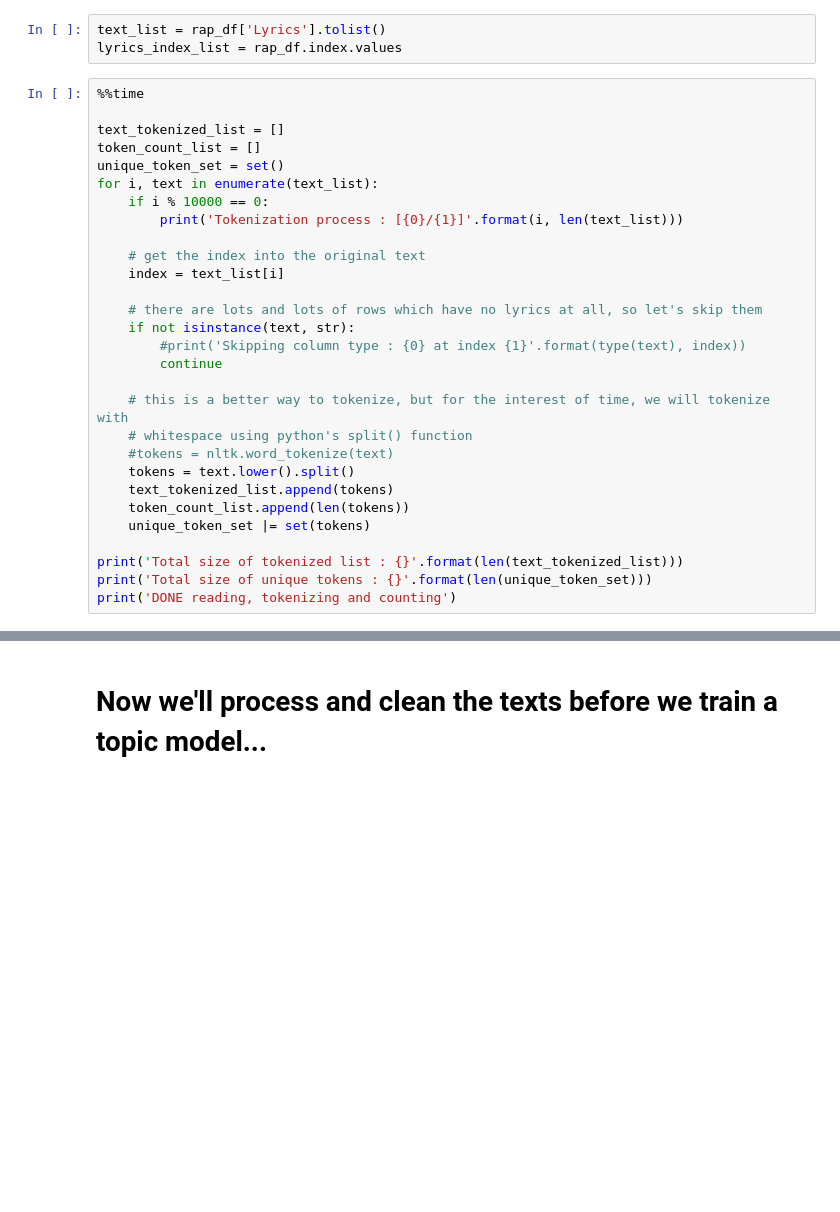
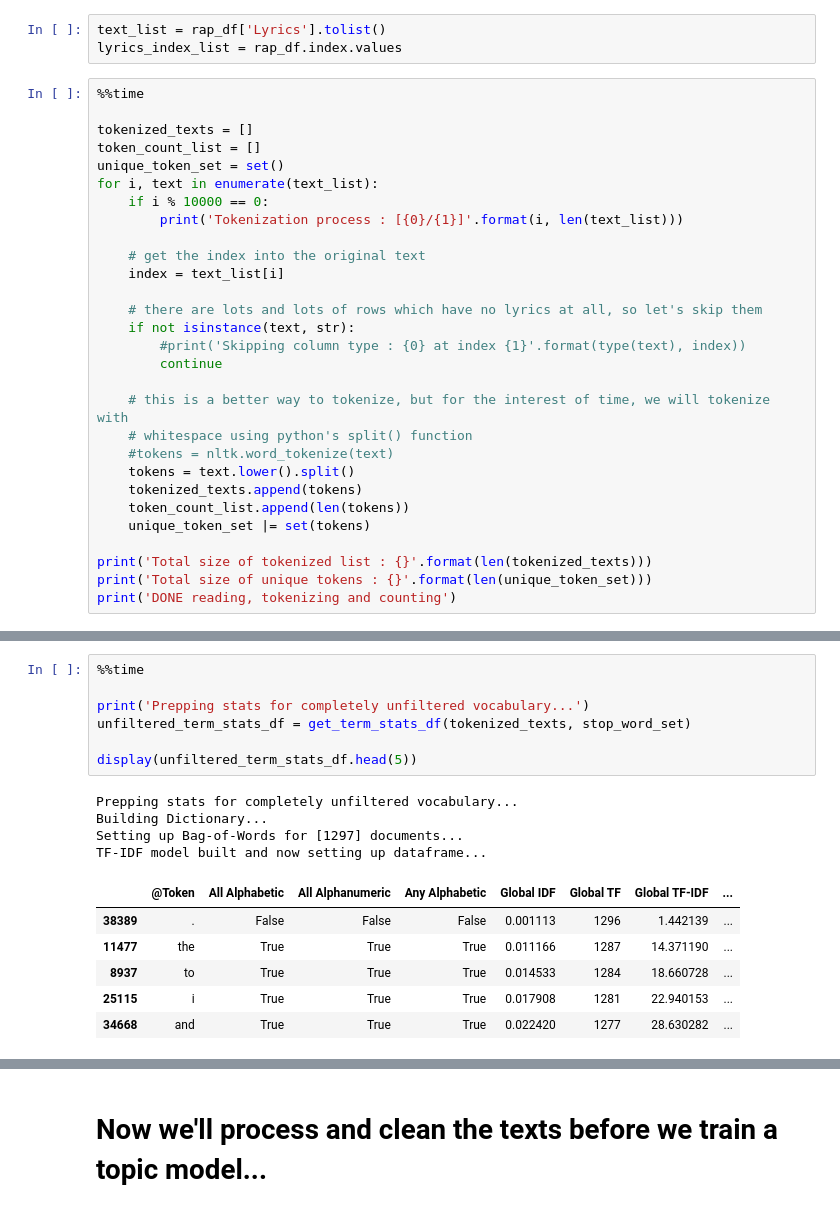
Before and after one commit to Kgraves114/rap_lyric_topic_model, a Jupyter notebook: Lyric_Topic_Modeling.ipynb, the cells around one changed output, grey strips where cells are left out. Saved outputs shown, nothing was run; the diff lists cells and outputs as text; blank space fills up the shorter version.

Commit message:
First pass at filtering by unfiltered IDF.

```diff
--- a/Lyric_Topic_Modeling.ipynb
+++ b/Lyric_Topic_Modeling.ipynb
@@ -200,7 +228,7 @@ lyrics_index_list = rap_df.index.values
 # %%
 %%time
 
-text_tokenized_list = []
+tokenized_texts = []
 token_count_list = []
 unique_token_set = set()
 for i, text in enumerate(text_list):
@@ -219,11 +247,11 @@ for i, text in enumerate(text_list):
     # whitespace using python's split() function
     #tokens = nltk.word_tokenize(text)
     tokens = text.lower().split()
-    text_tokenized_list.append(tokens)
+    tokenized_texts.append(tokens)
     token_count_list.append(len(tokens))
     unique_token_set |= set(tokens)
 
-print('Total size of tokenized list : {}'.format(len(text_tokenized_list)))
+print('Total size of tokenized list : {}'.format(len(tokenized_texts)))
 print('Total size of unique tokens : {}'.format(len(unique_token_set)))
 print('DONE reading, tokenizing and counting')
 # %% [output]
@@ -234,0 +316,18 @@ Wall time: 490 ms
+# %%
+%%time
+
+print('Prepping stats for completely unfiltered vocabulary...')
+unfiltered_term_stats_df = get_term_stats_df(tokenized_texts, stop_word_set)
+
+display(unfiltered_term_stats_df.head(5))
+# %% [output]
+Prepping stats for completely unfiltered vocabulary...
+Building Dictionary...
+Setting up Bag-of-Words for [1297] documents...
+TF-IDF model built and now setting up dataframe...
+|  | @Token | All Alphabetic | All Alphanumeric | Any Alphabetic | Global IDF | Global TF | Global TF-IDF | ... |
+| 38389 | . | False | False | False | 0.001113 | 1296 | 1.442139 | ... |
+| 11477 | the | True | True | True | 0.011166 | 1287 | 14.371190 | ... |
+| 8937 | to | True | True | True | 0.014533 | 1284 | 18.660728 | ... |
+| 25115 | i | True | True | True | 0.017908 | 1281 | 22.940153 | ... |
+| 34668 | and | True | True | True | 0.022420 | 1277 | 28.630282 | ... |
```
Also changed, not shown: parts of 25 cells of this notebook, 1 other file.
